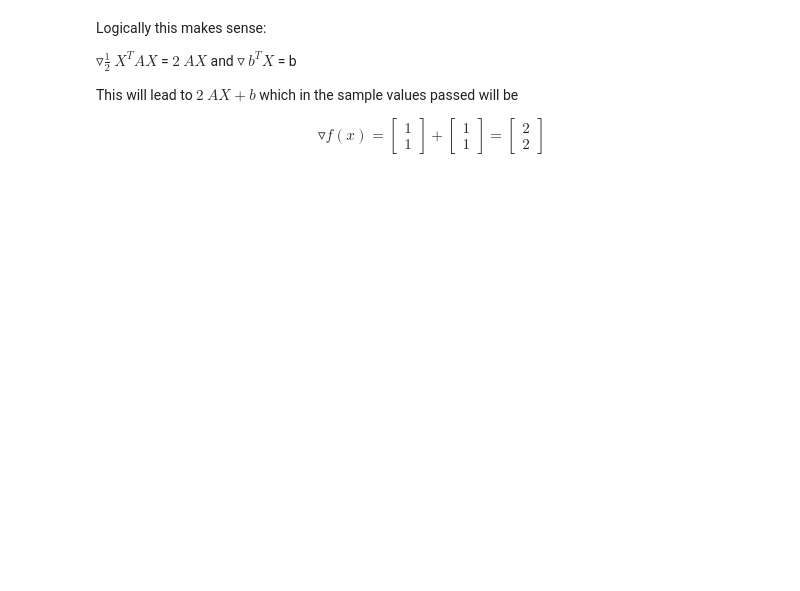
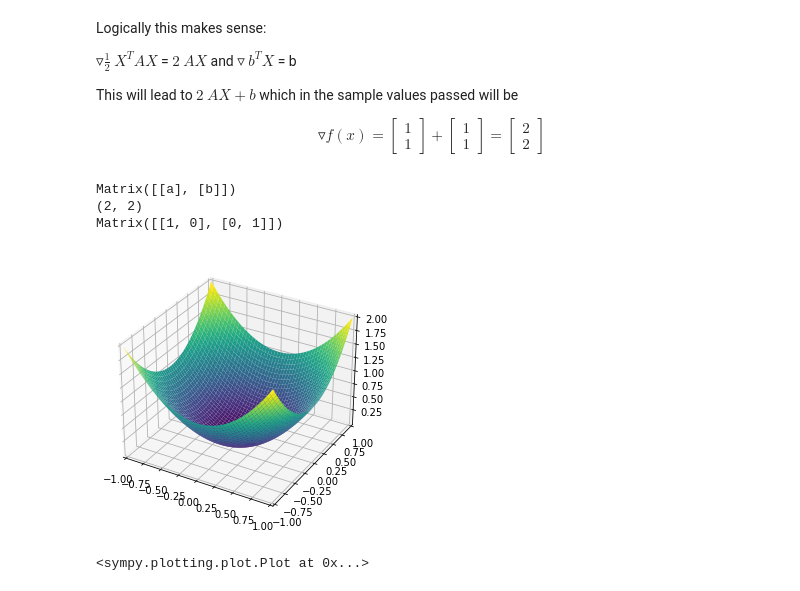
Before and after one commit to raja1196/Math_Journey, a Jupyter notebook: 00_LinAlg&MultiVarCalc.ipynb, the cells around one changed output. Saved outputs shown, nothing was run; the diff lists cells and outputs as text; code cells hidden in the pictures; blank space fills up the shorter version.

```diff
--- a/00_LinAlg&MultiVarCalc.ipynb
+++ b/00_LinAlg&MultiVarCalc.ipynb
@@ -20,9 +23,11 @@ def grad_function(x):
 # %%
 # first part of the question:
-A = A = np.eye(2, dtype=int)
 
-b = np.ones(2)
-X = np.ones(2)
-final = grad(grad_function)(X)
-print(final.shape)
+val_A = A = np.eye(2, dtype=int)
+val_b = np.ones(2)
+val_X = np.ones(2)
+# ran_var = np.random.random((784,784))
+final = grad(grad_function)(val_X)
+
+final
 # %% [output]
@@ -35,3 +40,22 @@ $\triangledown {\frac{1}{2} \ X^TAX}$ = $2 \ AX$ and $\triangledown \ b^TX$ = b
 This will lead to $2 \ AX + b $ which in the sample values passed will be
 
 $$ \triangledown f(x) = \begin{bmatrix} 1 \\ 1  \end{bmatrix} + \begin{bmatrix} 1 \\ 1 \end{bmatrix} = \begin{bmatrix} 2 \\ 2 \end{bmatrix}$$
+# %%
+#X = MatrixSymbol('X', 3, 1)
+
+b = MatrixSymbol('b', 2, 1)
+
+a, b = symbols('a b')
+x = Matrix([[a], [b]])
+print(x)
+print(A.T.shape)
+A = Matrix([[1, 0], [0, 1]])
+print(A)
+
+plot3d((x.T*A*x)[0, 0], (a, -1, 1), (b, -1, 1))
+# %% [output]
+Matrix([[a], [b]])
+(2, 2)
+Matrix([[1, 0], [0, 1]])
+[figure, added]
+<sympy.plotting.plot.Plot at 0x...>
```
Also changed, not shown: parts of 3 cells of this notebook.
